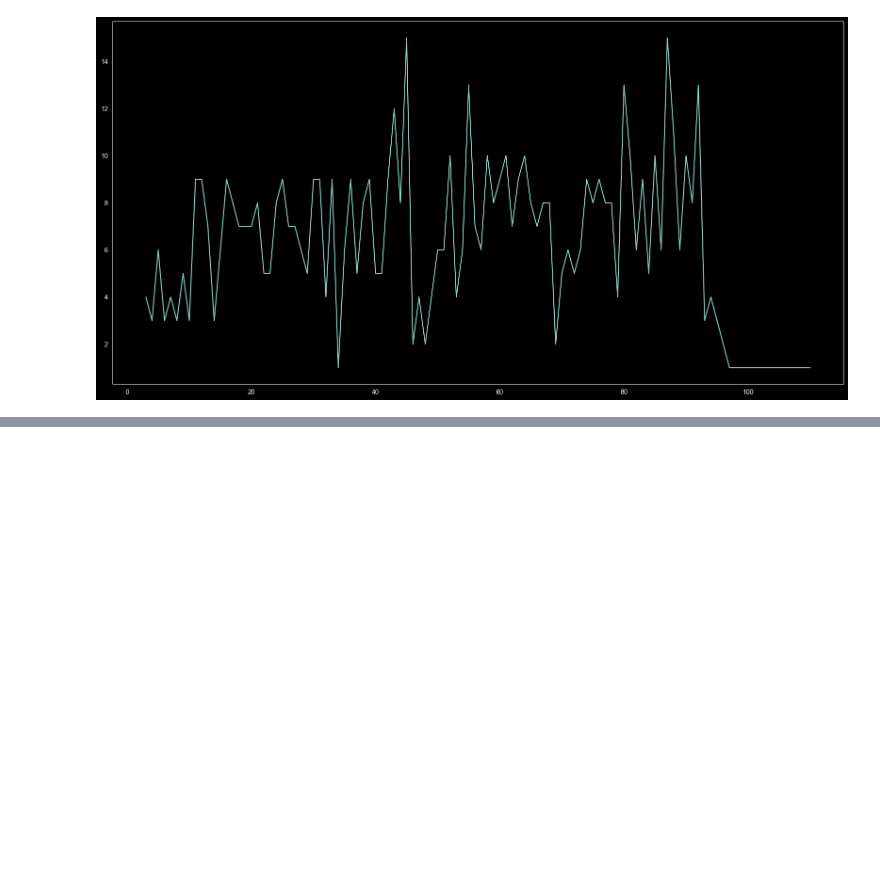
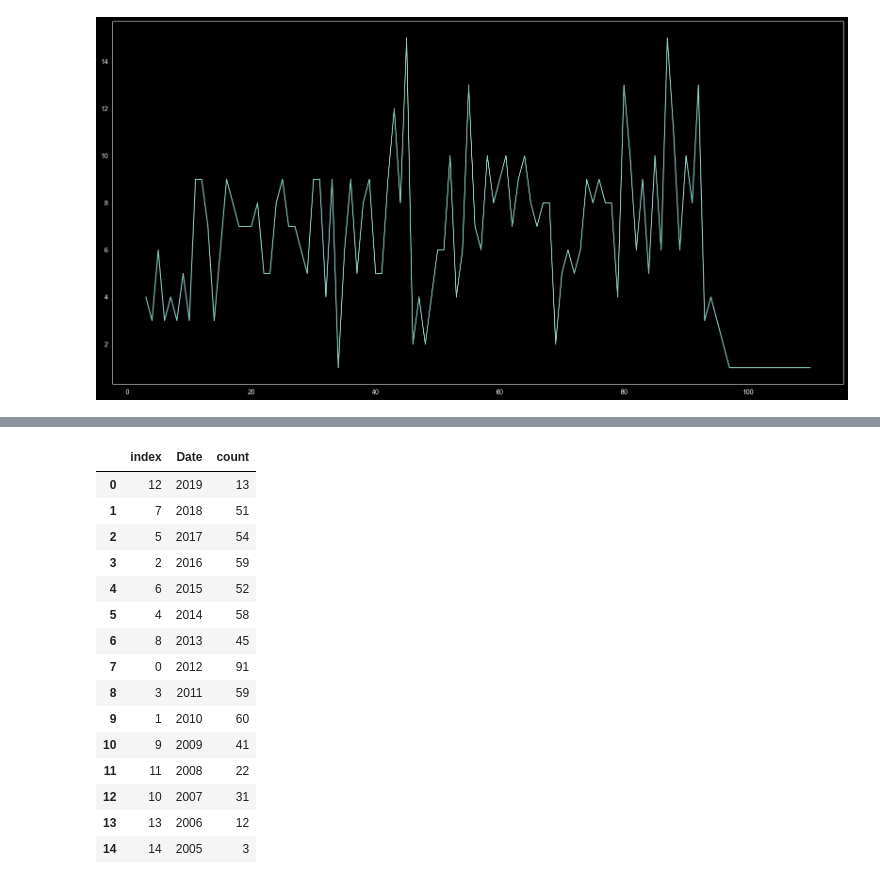
Before and after one commit to Mahdiyar-Tagharobi/PythonCourse, a Jupyter notebook: Assignment_40/Messi_data_analysis/Messi_data_analysis.ipynb, the cells around one changed output, grey strips where cells are left out. Saved outputs shown, nothing was run; the diff lists cells and outputs as text; code cells hidden in the pictures; blank space fills up the shorter version.

```diff
--- a/Assignment_40/Messi_data_analysis/Messi_data_analysis.ipynb
+++ b/Assignment_40/Messi_data_analysis/Messi_data_analysis.ipynb
@@ -75,0 +92,20 @@ plt.show()
+# %%
+df = data["Date"].value_counts().reset_index().sort_values(by=["Date"], ascending=False).reset_index()
+df
+# %% [output]
+|  | index | Date | count |
+| 0 | 12 | 2019 | 13 |
+| 1 | 7 | 2018 | 51 |
+| 2 | 5 | 2017 | 54 |
+| 3 | 2 | 2016 | 59 |
+| 4 | 6 | 2015 | 52 |
+| 5 | 4 | 2014 | 58 |
+| 6 | 8 | 2013 | 45 |
+| 7 | 0 | 2012 | 91 |
+| 8 | 3 | 2011 | 59 |
+| 9 | 1 | 2010 | 60 |
+| 10 | 9 | 2009 | 41 |
+| 11 | 11 | 2008 | 22 |
+| 12 | 10 | 2007 | 31 |
+| 13 | 13 | 2006 | 12 |
+| 14 | 14 | 2005 | 3 |
```
Also changed, not shown: parts of 5 cells of this notebook.
